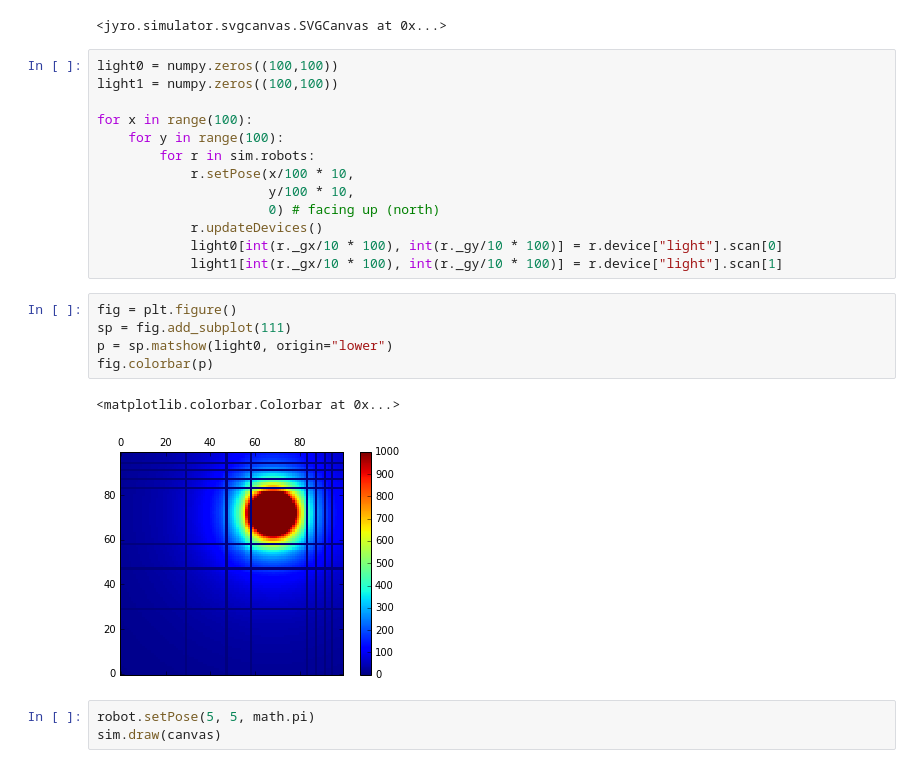
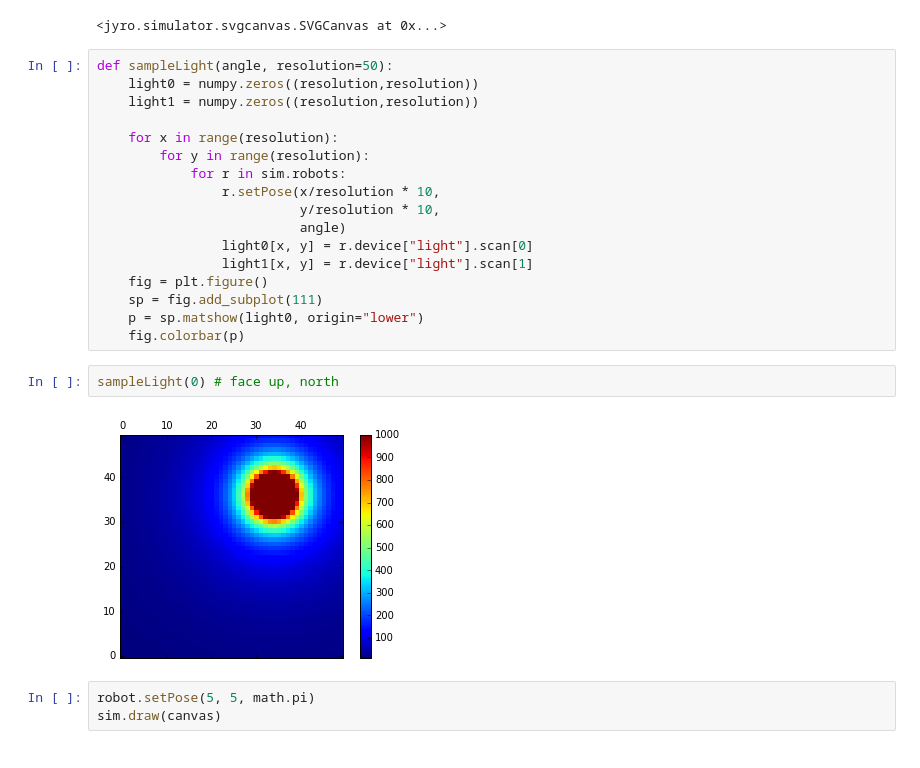
Before and after one commit to ArtificialIntelligenceToolkit/jyro, a Jupyter notebook: docs/Jyro Simulator.ipynb, the cells around one changed output. Drawn from its saved outputs; the diff is of its cells as text.

Commit message:
Fixed artifact tests in notebook; optimization in Light measure

```diff
--- a/docs/Jyro Simulator.ipynb
+++ b/docs/Jyro Simulator.ipynb
@@ -111,26 +111,26 @@ sim.draw(canvas)
 # %% [output]
 <jyro.simulator.svgcanvas.SVGCanvas at 0x...>
 # %%
-light0 = numpy.zeros((100,100))
-light1 = numpy.zeros((100,100))
+def sampleLight(angle, resolution=50):
+    light0 = numpy.zeros((resolution,resolution))
+    light1 = numpy.zeros((resolution,resolution))
 
-for x in range(100):
-    for y in range(100):
-        for r in sim.robots:
-            r.setPose(x/100 * 10,
-                      y/100 * 10,
-                      0) # facing up (north)
-            r.updateDevices()
-            light0[int(r._gx/10 * 100), int(r._gy/10 * 100)] = r.device["light"].scan[0]
-            light1[int(r._gx/10 * 100), int(r._gy/10 * 100)] = r.device["light"].scan[1]
+    for x in range(resolution):
+        for y in range(resolution):
+            for r in sim.robots:
+                r.setPose(x/resolution * 10,
+                          y/resolution * 10,
+                          angle)
+                light0[x, y] = r.device["light"].scan[0]
+                light1[x, y] = r.device["light"].scan[1]
+    fig = plt.figure()
+    sp = fig.add_subplot(111)
+    p = sp.matshow(light0, origin="lower")
+    fig.colorbar(p)
-# %%
-fig = plt.figure()
-sp = fig.add_subplot(111)
-p = sp.matshow(light0, origin="lower")
-fig.colorbar(p)
-# %% [output]
-<matplotlib.colorbar.Colorbar at 0x...>
-[figure, removed]
+# %%
+sampleLight(0) # face up, north
+# %% [output]
+[figure, added]
 # %%
 robot.setPose(5, 5, math.pi)
 sim.draw(canvas)
```
Also changed, not shown: parts of 10 cells of this notebook, 1 other file.
